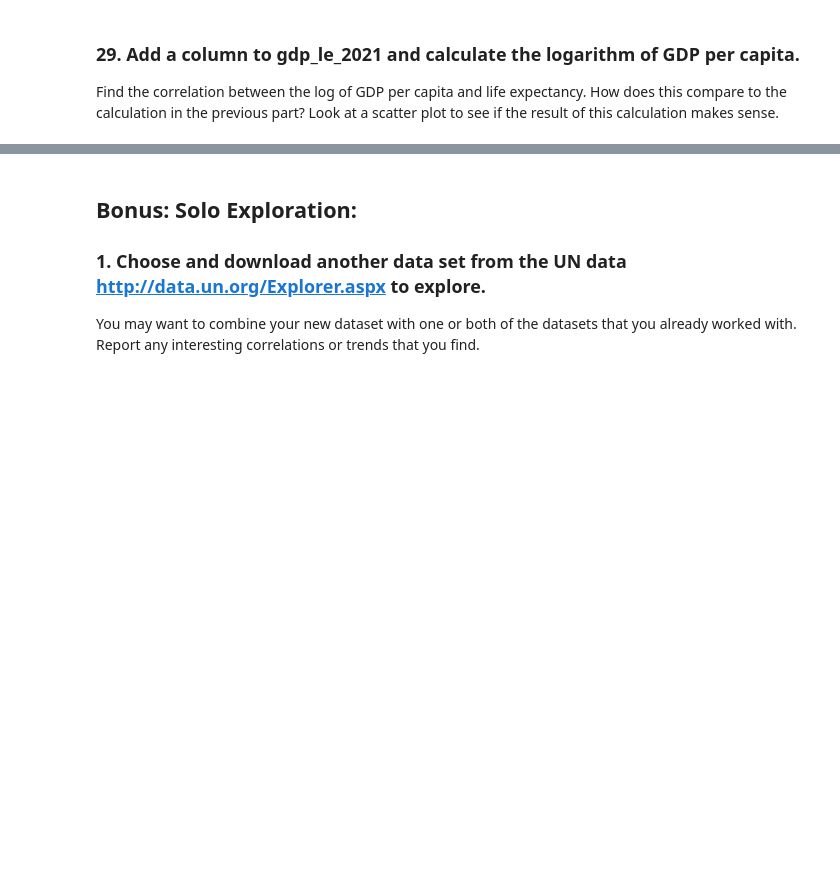
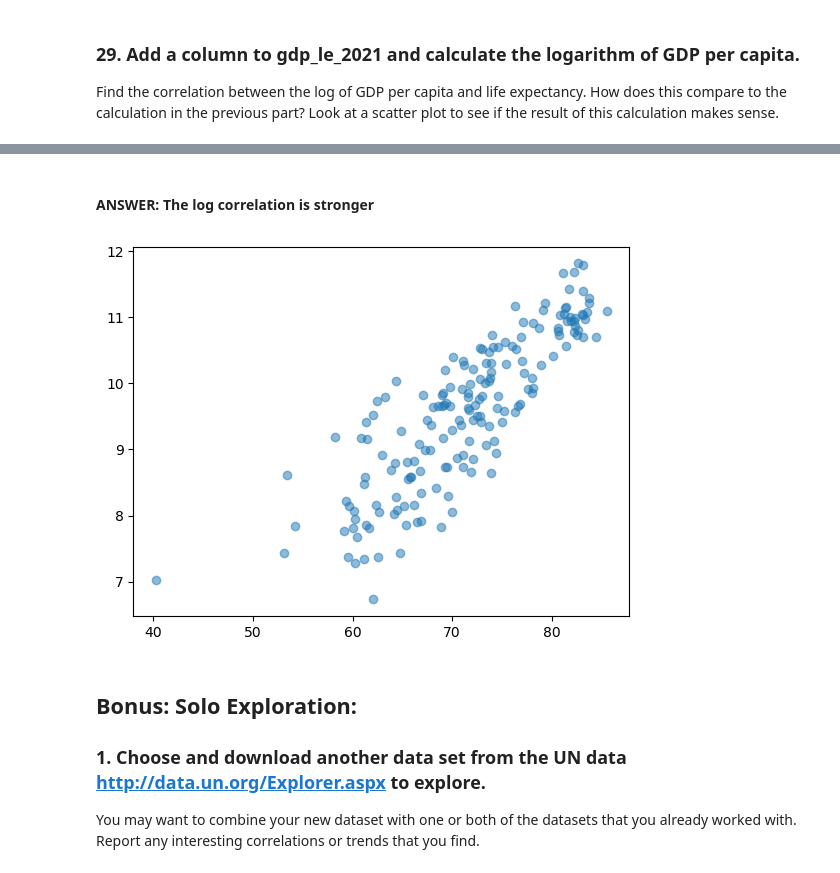
Before and after one commit to nss-data-science-cohort-9/un-exploration-shannequin, a Jupyter notebook: notebooks/UN_Data_Exploration.ipynb, the cells around one changed output, grey strips where cells are left out. Cells and saved outputs as stored; diff of their text form; code cells hidden in the pictures; blank space fills up the shorter version.

```diff
--- a/notebooks/UN_Data_Exploration.ipynb
+++ b/notebooks/UN_Data_Exploration.ipynb
@@ -334,3 +452,6 @@ What is the meaning of this number?
 # %% [markdown]
 ### 29. Add a column to gdp_le_2021 and calculate the logarithm of GDP per capita.
 Find the correlation between the log of GDP per capita and life expectancy. How does this compare to the calculation in the previous part? Look at a scatter plot to see if the result of this calculation makes sense.
+# %%
+gdp_le_2021['GDP_Per_Capita_log'] = np.log(gdp_le_2021['GDP_Per_Capita'])
+gdp_le_2021.corr(numeric_only=True)
@@ -337,3 +469,9 @@ Find the correlation between the log of GDP per capita and life expectancy. How
+# %% [markdown]
+#### ANSWER: The log correlation is stronger
+# %%
+plt.scatter(data=gdp_le_2021, x='Life_Expectancy', y='GDP_Per_Capita_log', alpha=0.5);
+# %% [output]
+[figure, added]
 # %% [markdown]
 ## Bonus: Solo Exploration:
 ### 1. Choose and download another data set from the UN data http://data.un.org/Explorer.aspx to explore.
```
Also changed, not shown: parts of 20 cells of this notebook, 3 other files.
